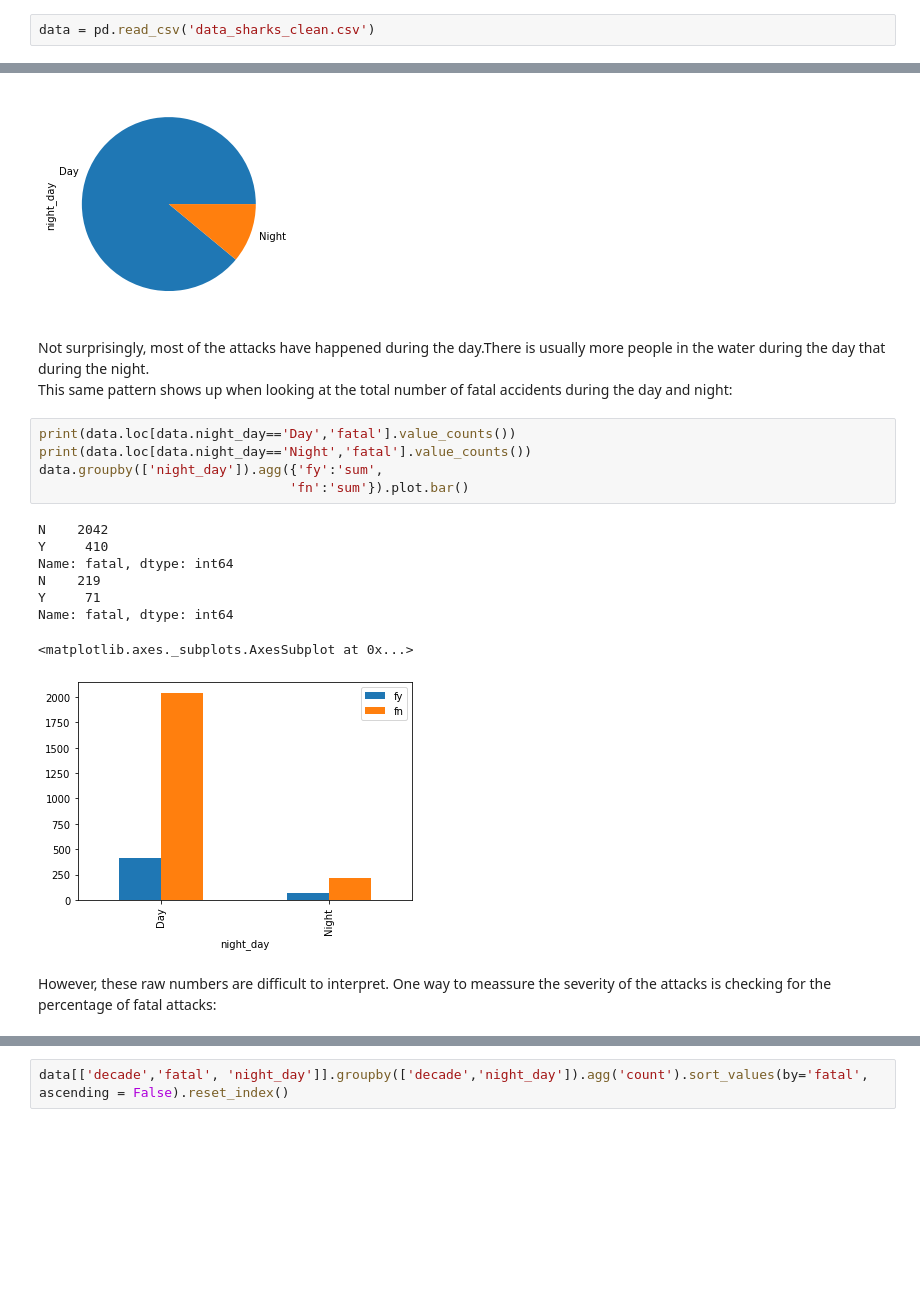
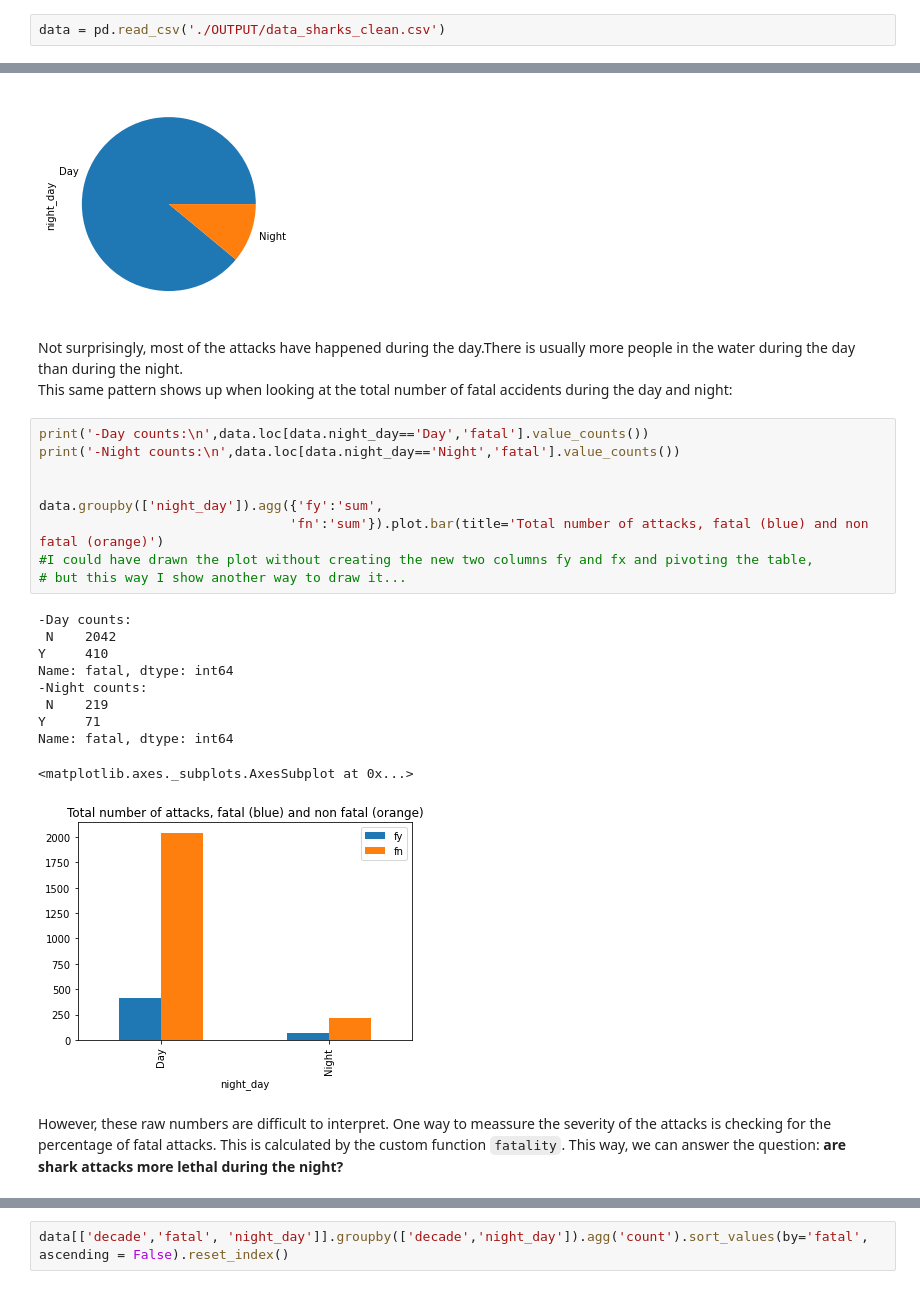
Before and after one commit to DavidCarricondo/data-cleaning-pandas, a Jupyter notebook: Analysis.ipynb, the cells around one changed output, grey strips where cells are left out. Drawn from its saved outputs; the diff is of its cells as text; blank space fills up the shorter version.

```diff
--- a/Analysis.ipynb
+++ b/Analysis.ipynb
@@ -9,5 +8,5 @@ Firs, let's import the clean dataset:
 # %%
-data = pd.read_csv('data_sharks_clean.csv')
+data = pd.read_csv('./OUTPUT/data_sharks_clean.csv')
 # %% [markdown]
 To begin with, it is a good idea to take a look at the raw numbers:<br> **How many attacks could I classify to have happened during the night and during the day?**
 # %%
@@ -20,22 +19,28 @@ Name: night_day, dtype: int64
 <matplotlib.axes._subplots.AxesSubplot at 0x...>
 [figure]
 # %% [markdown]
-Not surprisingly, most of the attacks have happened during the day.There is usually more people in the water during the day that during the night. <br> This same pattern shows up when looking at the total number of fatal accidents during the day and night:
+Not surprisingly, most of the attacks have happened during the day.There is usually more people in the water during the day than during the night. <br> This same pattern shows up when looking at the total number of fatal accidents during the day and night:
 # %%
-print(data.loc[data.night_day=='Day','fatal'].value_counts())
-print(data.loc[data.night_day=='Night','fatal'].value_counts())
+print('-Day counts:\n',data.loc[data.night_day=='Day','fatal'].value_counts())
+print('-Night counts:\n',data.loc[data.night_day=='Night','fatal'].value_counts())
+
+
 data.groupby(['night_day']).agg({'fy':'sum',
-                                'fn':'sum'}).plot.bar()
+                                'fn':'sum'}).plot.bar(title='Total number of attacks, fatal (blue) and non fatal (orange)')
+#I could have drawn the plot without creating the new two columns fy and fx and pivoting the table,
+# but this way I show another way to draw it...
 # %% [output]
-N    2042
+-Day counts:
+ N    2042
 Y     410
 Name: fatal, dtype: int64
-N    219
+-Night counts:
+ N    219
 Y     71
 Name: fatal, dtype: int64
 <matplotlib.axes._subplots.AxesSubplot at 0x...>
-[figure, old version]
+[figure, new version]
 # %% [markdown]
-However, these raw numbers are difficult to interpret. One way to meassure the severity of the attacks is checking for the percentage of fatal attacks:
+However, these raw numbers are difficult to interpret. One way to meassure the severity of the attacks is checking for the percentage of fatal attacks. This is calculated by the custom function `fatality`. This way, we can answer the question: **are shark attacks more lethal during the night?**
 # %%
 #We use the custom function fatality to calculate % of fatal attacks.
```
Also changed, not shown: parts of 15 cells of this notebook, 1 other file.
